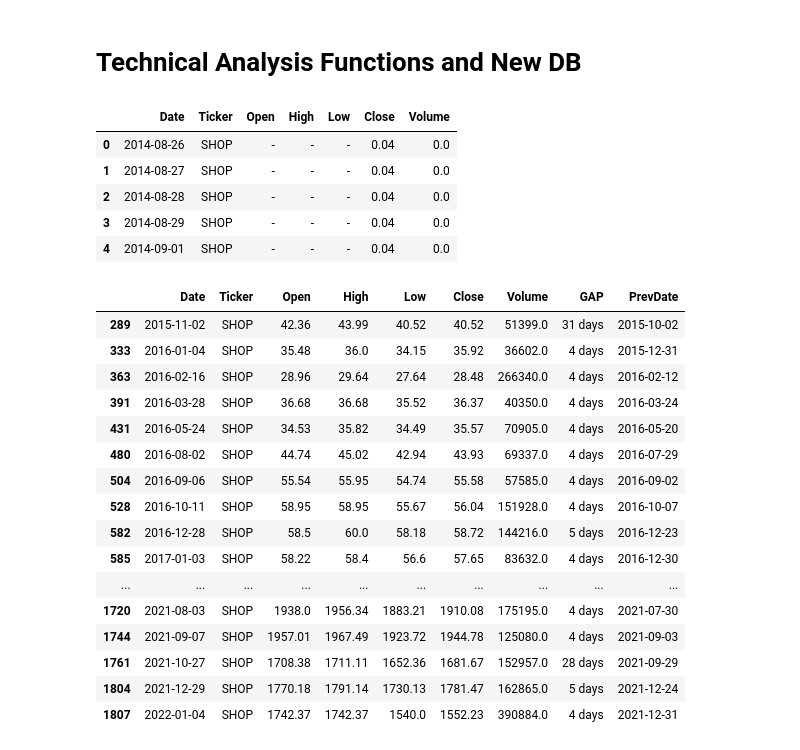
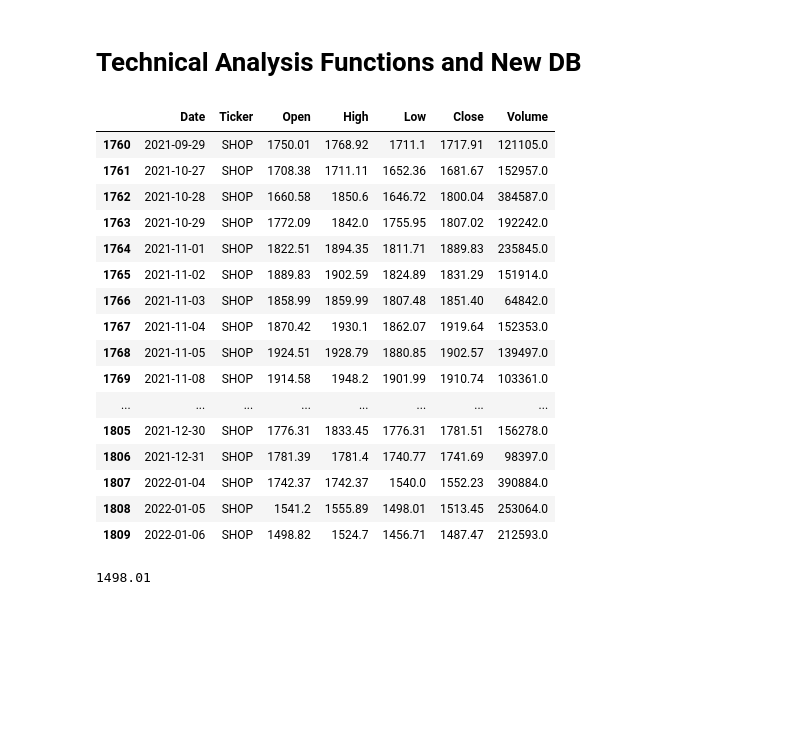
Before and after one commit to poivronjaune/stock_screener, a Jupyter notebook: DataTest.ipynb, the cells around one changed output. Drawn from its saved outputs; the diff is of its cells as text; code cells hidden in the pictures; blank space fills up the shorter version.

```diff
--- a/DataTest.ipynb
+++ b/DataTest.ipynb
@@ -9,42 +9,35 @@ import plotly.graph_objects as go
 # %%
 # Get some stock prices from our Prices Database
 # Load a list of ticker symbols to load
 con1 = sqlite3.connect("TSX_Prices.sqlite")
 #con2 = sqlite3.connect("TSX_Analysis.sqlite")
 
 ticker = "SHOP"
 sql = f"SELECT * FROM 'prices_daily' WHERE Ticker = '{ticker}' ORDER BY date ASC"
 df = pd.read_sql_query(sql, con1)
 df.drop(['index'], axis=1, inplace=True)
 df["Date"] = pd.to_datetime(df["Date"], infer_datetime_format=True)
 df.set_index("Date")
-df.head()
+df.tail(50)
 # %% [output]
 |  | Date | Ticker | Open | High | Low | Close | Volume |
-| 0 | 2014-08-26 | SHOP | - | - | - | 0.04 | 0.0 |
-| 1 | 2014-08-27 | SHOP | - | - | - | 0.04 | 0.0 |
-| 2 | 2014-08-28 | SHOP | - | - | - | 0.04 | 0.0 |
-| 3 | 2014-08-29 | SHOP | - | - | - | 0.04 | 0.0 |
-| 4 | 2014-09-01 | SHOP | - | - | - | 0.04 | 0.0 |
+| 1760 | 2021-09-29 | SHOP | 1750.01 | 1768.92 | 1711.1 | 1717.91 | 121105.0 |
+| 1761 | 2021-10-27 | SHOP | 1708.38 | 1711.11 | 1652.36 | 1681.67 | 152957.0 |
+| 1762 | 2021-10-28 | SHOP | 1660.58 | 1850.6 | 1646.72 | 1800.04 | 384587.0 |
+| 1763 | 2021-10-29 | SHOP | 1772.09 | 1842.0 | 1755.95 | 1807.02 | 192242.0 |
+| 1764 | 2021-11-01 | SHOP | 1822.51 | 1894.35 | 1811.71 | 1889.83 | 235845.0 |
+| 1765 | 2021-11-02 | SHOP | 1889.83 | 1902.59 | 1824.89 | 1831.29 | 151914.0 |
+| 1766 | 2021-11-03 | SHOP | 1858.99 | 1859.99 | 1807.48 | 1851.40 | 64842.0 |
+| 1767 | 2021-11-04 | SHOP | 1870.42 | 1930.1 | 1862.07 | 1919.64 | 152353.0 |
+| 1768 | 2021-11-05 | SHOP | 1924.51 | 1928.79 | 1880.85 | 1902.57 | 139497.0 |
+| 1769 | 2021-11-08 | SHOP | 1914.58 | 1948.2 | 1901.99 | 1910.74 | 103361.0 |
+| ... | ... | ... | ... | ... | ... | ... | ... |
+| 1805 | 2021-12-30 | SHOP | 1776.31 | 1833.45 | 1776.31 | 1781.51 | 156278.0 |
+| 1806 | 2021-12-31 | SHOP | 1781.39 | 1781.4 | 1740.77 | 1741.69 | 98397.0 |
+| 1807 | 2022-01-04 | SHOP | 1742.37 | 1742.37 | 1540.0 | 1552.23 | 390884.0 |
+| 1808 | 2022-01-05 | SHOP | 1541.2 | 1555.89 | 1498.01 | 1513.45 | 253064.0 |
+| 1809 | 2022-01-06 | SHOP | 1498.82 | 1524.7 | 1456.71 | 1487.47 | 212593.0 |
-# %%
-df["GAP"] = df["Date"] - df["Date"].shift(1)
-df["PrevDate"] = df["Date"].shift(1)
-df.loc[df["GAP"] > datetime.timedelta(days=3)]
-# %% [output]
-|  | Date | Ticker | Open | High | Low | Close | Volume | GAP | PrevDate |
-| 289 | 2015-11-02 | SHOP | 42.36 | 43.99 | 40.52 | 40.52 | 51399.0 | 31 days | 2015-10-02 |
-| 333 | 2016-01-04 | SHOP | 35.48 | 36.0 | 34.15 | 35.92 | 36602.0 | 4 days | 2015-12-31 |
-| 363 | 2016-02-16 | SHOP | 28.96 | 29.64 | 27.64 | 28.48 | 266340.0 | 4 days | 2016-02-12 |
-| 391 | 2016-03-28 | SHOP | 36.68 | 36.68 | 35.52 | 36.37 | 40350.0 | 4 days | 2016-03-24 |
-| 431 | 2016-05-24 | SHOP | 34.53 | 35.82 | 34.49 | 35.57 | 70905.0 | 4 days | 2016-05-20 |
-| 480 | 2016-08-02 | SHOP | 44.74 | 45.02 | 42.94 | 43.93 | 69337.0 | 4 days | 2016-07-29 |
-| 504 | 2016-09-06 | SHOP | 55.54 | 55.95 | 54.74 | 55.58 | 57585.0 | 4 days | 2016-09-02 |
-| 528 | 2016-10-11 | SHOP | 58.95 | 58.95 | 55.67 | 56.04 | 151928.0 | 4 days | 2016-10-07 |
-| 582 | 2016-12-28 | SHOP | 58.5 | 60.0 | 58.18 | 58.72 | 144216.0 | 5 days | 2016-12-23 |
-| 585 | 2017-01-03 | SHOP | 58.22 | 58.4 | 56.6 | 57.65 | 83632.0 | 4 days | 2016-12-30 |
-| ... | ... | ... | ... | ... | ... | ... | ... | ... | ... |
-| 1720 | 2021-08-03 | SHOP | 1938.0 | 1956.34 | 1883.21 | 1910.08 | 175195.0 | 4 days | 2021-07-30 |
-| 1744 | 2021-09-07 | SHOP | 1957.01 | 1967.49 | 1923.72 | 1944.78 | 125080.0 | 4 days | 2021-09-03 |
-| 1761 | 2021-10-27 | SHOP | 1708.38 | 1711.11 | 1652.36 | 1681.67 | 152957.0 | 28 days | 2021-09-29 |
-| 1804 | 2021-12-29 | SHOP | 1770.18 | 1791.14 | 1730.13 | 1781.47 | 162865.0 | 5 days | 2021-12-24 |
-| 1807 | 2022-01-04 | SHOP | 1742.37 | 1742.37 | 1540.0 | 1552.23 | 390884.0 | 4 days | 2021-12-31 |
+# %%
+df.Low[1808]
+# %% [output]
+1498.01
```
Also changed, not shown: parts of 4 cells of this notebook, 3 other files.
